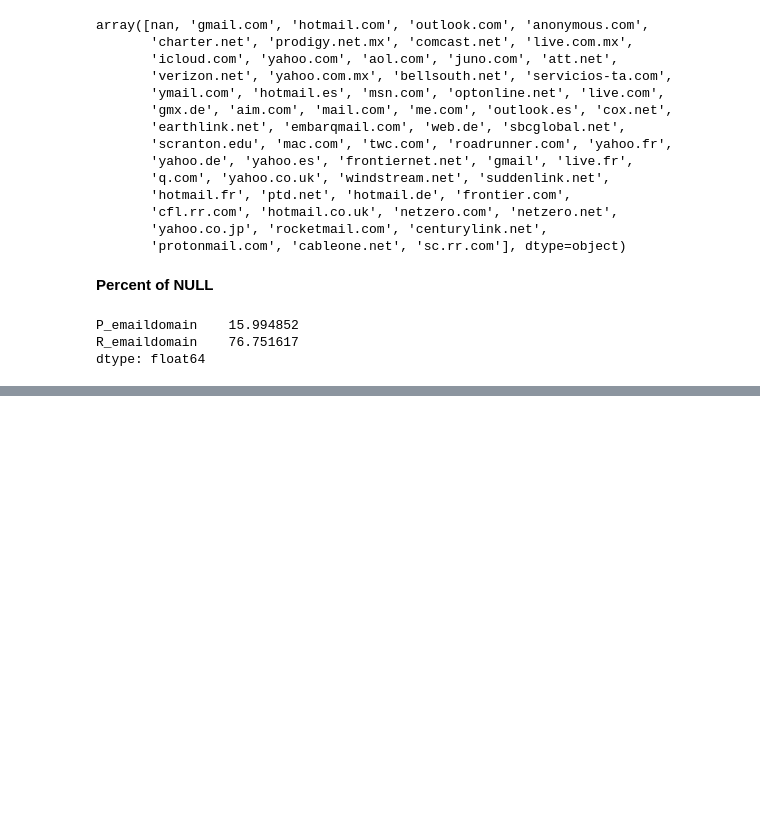
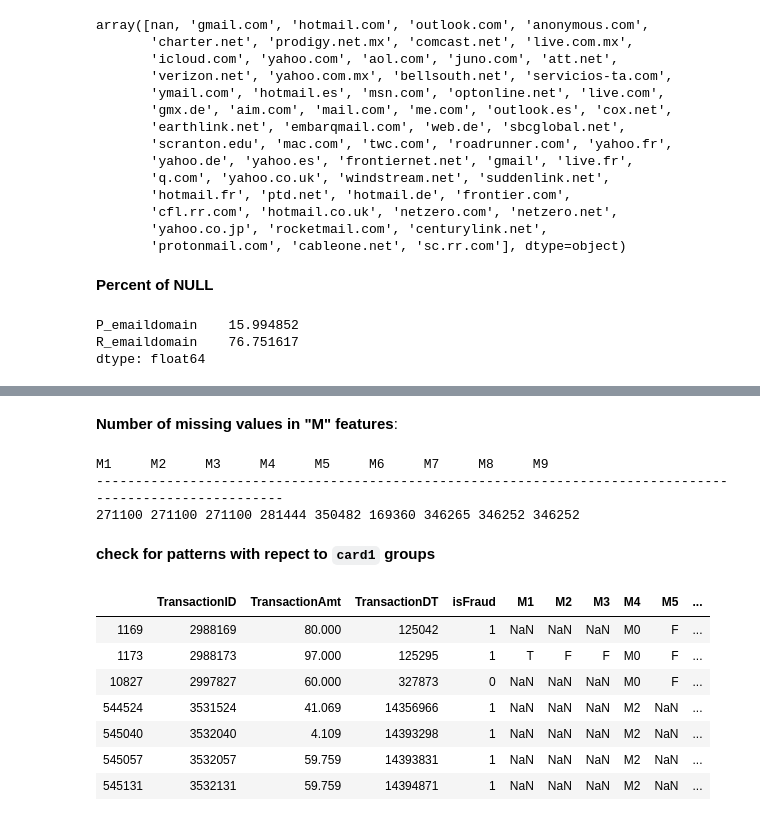
Before and after one commit to bigalh94/IEEE-CIS-Fraud-Detection, a Jupyter notebook: notebooks/IEEE Fraud Detection Data Preprocessing.ipynb, the cells around one changed output, grey strips where cells are left out. Saved outputs shown, nothing was run; the diff lists cells and outputs as text; code cells hidden in the pictures; blank space fills up the shorter version.

```diff
--- a/notebooks/IEEE Fraud Detection Data Preprocessing.ipynb
+++ b/notebooks/IEEE Fraud Detection Data Preprocessing.ipynb
@@ -571,0 +691,26 @@ plt.show()
+# %%
+md('**Number of missing values in "M" features**:')
+m_cols = ['M'+str(d) for d in range(1,10)]
+for p in [c.ljust(6) for c in m_cols]: print(p, end=' ')
+print('')
+print('-------'.ljust(6)*15)
+for t in [train_merged[nc].isnull().sum() for nc in m_cols]: print(f'{t:<6}', end=' ')
+# %% [output]
+**Number of missing values in "M" features**:
+M1     M2     M3     M4     M5     M6     M7     M8     M9
+---------------------------------------------------------------------------------------------------------
+271100 271100 271100 281444 350482 169360 346265 346252 346252
+# %% [markdown]
+**check for patterns with repect to `card1` groups**
+# %%
+
+train_merged[train_merged['card1']==1191][['TransactionID', 'TransactionAmt','TransactionDT','isFraud'] + m_cols]
+# %% [output]
+|  | TransactionID | TransactionAmt | TransactionDT | isFraud | M1 | M2 | M3 | M4 | M5 | ... |
+| 1169 | 2988169 | 80.000 | 125042 | 1 | NaN | NaN | NaN | M0 | F | ... |
+| 1173 | 2988173 | 97.000 | 125295 | 1 | T | F | F | M0 | F | ... |
+| 10827 | 2997827 | 60.000 | 327873 | 0 | NaN | NaN | NaN | M0 | F | ... |
+| 544524 | 3531524 | 41.069 | 14356966 | 1 | NaN | NaN | NaN | M2 | NaN | ... |
+| 545040 | 3532040 | 4.109 | 14393298 | 1 | NaN | NaN | NaN | M2 | NaN | ... |
+| 545057 | 3532057 | 59.759 | 14393831 | 1 | NaN | NaN | NaN | M2 | NaN | ... |
+| 545131 | 3532131 | 59.759 | 14394871 | 1 | NaN | NaN | NaN | M2 | NaN | ... |
```
Also changed, not shown: parts of 63 cells of this notebook, 14 other files.
